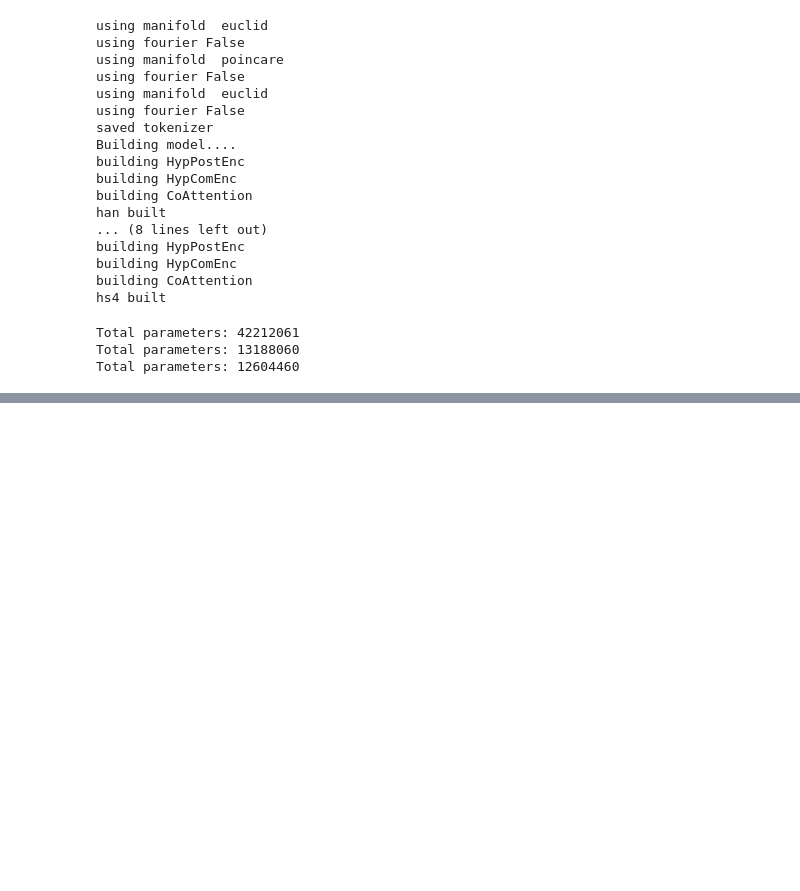
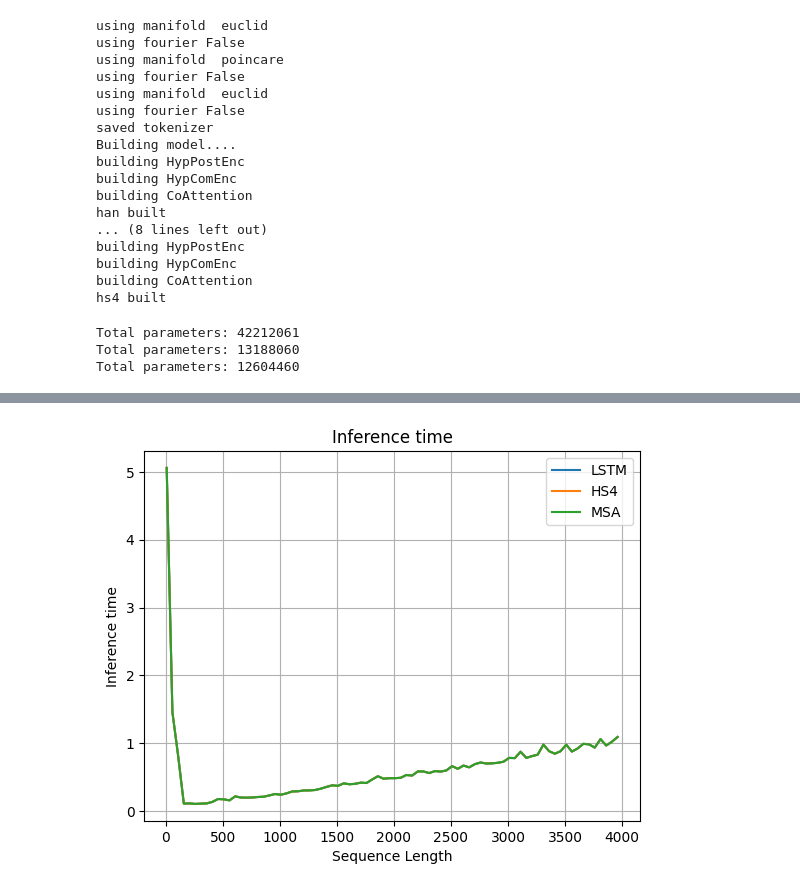
Before and after one commit to hchautran/Hyphen, a Jupyter notebook: test.ipynb, the cells around one changed output, grey strips where cells are left out. Cells and saved outputs as stored; diff of their text form; code cells hidden in the pictures; blank space fills up the shorter version.

```diff
--- a/test.ipynb
+++ b/test.ipynb
@@ -258,0 +261,15 @@ plt.show()
+# %%
+
+for i, model in enumerate([han, hs4, bert]):
+    # plt.plot(sequence_lengths, memory_footprints )
+    plt.plot(sequence_lengths, infernce_times)
+    plt.xlabel('Sequence Length')
+    # plt.ylabel('Memory Footprint (MB)')
+    plt.ylabel('Inference time')
+    plt.grid(True)
+
+plt.legend(['LSTM', 'HS4', 'MSA'])
+plt.title('Inference time')
+plt.show()
+# %% [output]
+[figure, added]
```
Also changed, not shown: parts of 2 cells of this notebook, 3 other files.
